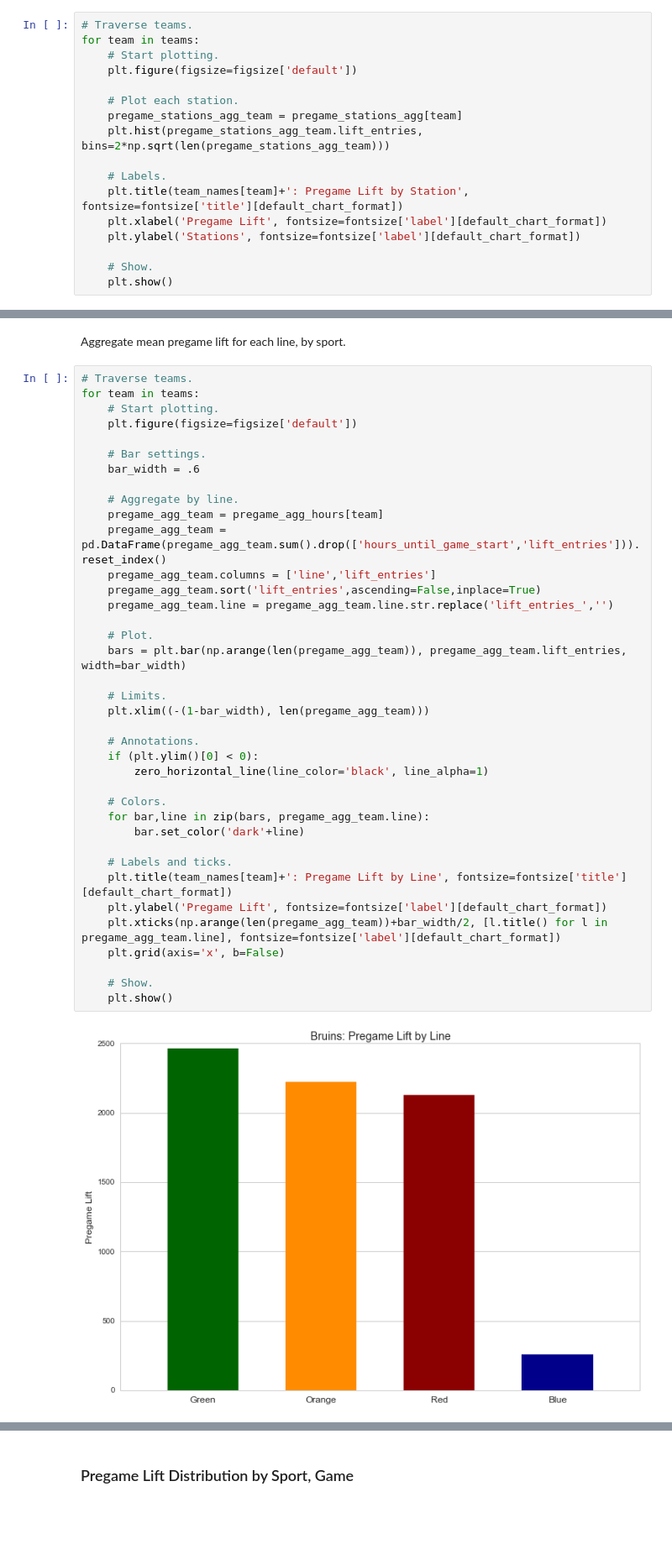
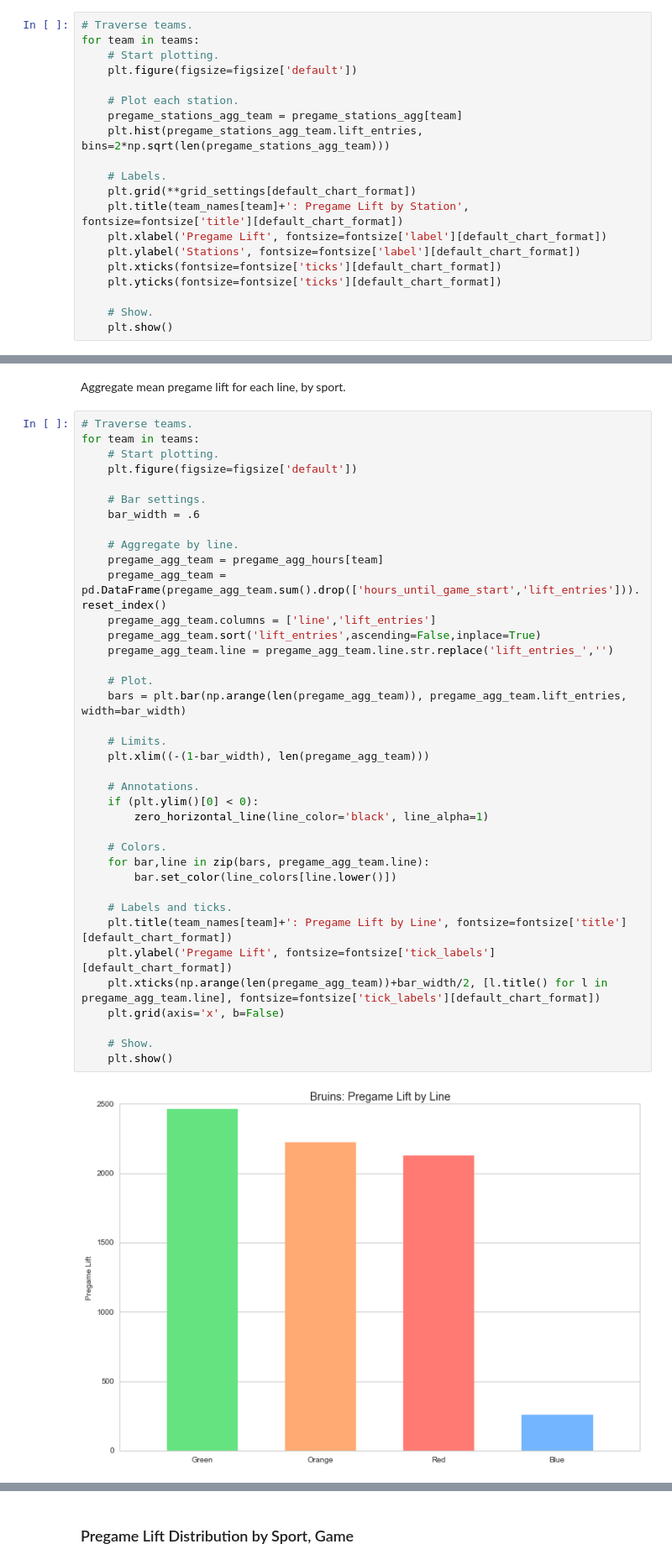
Before and after one commit to azampagl/harvard-capstone, a Jupyter notebook: src/sports/pregame.ipynb, the cells around one changed output, grey strips where cells are left out. Shown at 84% size. Cells and saved outputs as stored; diff of their text form; blank space fills up the shorter version.

Commit message:
Tuned font sizes, added pastel colors

```diff
--- a/src/sports/pregame.ipynb
+++ b/src/sports/pregame.ipynb
@@ -140,9 +148,12 @@ for team in teams:
     plt.hist(pregame_stations_agg_team.lift_entries, bins=2*np.sqrt(len(pregame_stations_agg_team)))
 
     # Labels.
+    plt.grid(**grid_settings[default_chart_format])
     plt.title(team_names[team]+': Pregame Lift by Station', fontsize=fontsize['title'][default_chart_format])
     plt.xlabel('Pregame Lift', fontsize=fontsize['label'][default_chart_format])
     plt.ylabel('Stations', fontsize=fontsize['label'][default_chart_format])
+    plt.xticks(fontsize=fontsize['ticks'][default_chart_format])
+    plt.yticks(fontsize=fontsize['ticks'][default_chart_format])
 
     # Show.
     plt.show()
@@ -163,34 +174,34 @@ for team in teams:
     # Bar settings.
     bar_width = .6
 
     # Aggregate by line.
     pregame_agg_team = pregame_agg_hours[team]
     pregame_agg_team = pd.DataFrame(pregame_agg_team.sum().drop(['hours_until_game_start','lift_entries'])).reset_index()
     pregame_agg_team.columns = ['line','lift_entries']
     pregame_agg_team.sort('lift_entries',ascending=False,inplace=True)
     pregame_agg_team.line = pregame_agg_team.line.str.replace('lift_entries_','')
 
     # Plot.
     bars = plt.bar(np.arange(len(pregame_agg_team)), pregame_agg_team.lift_entries, width=bar_width)
 
     # Limits.
     plt.xlim((-(1-bar_width), len(pregame_agg_team)))
 
     # Annotations.
     if (plt.ylim()[0] < 0):
         zero_horizontal_line(line_color='black', line_alpha=1)
 
     # Colors.
     for bar,line in zip(bars, pregame_agg_team.line):
-        bar.set_color('dark'+line)
+        bar.set_color(line_colors[line.lower()])
 
     # Labels and ticks.
     plt.title(team_names[team]+': Pregame Lift by Line', fontsize=fontsize['title'][default_chart_format])
-    plt.ylabel('Pregame Lift', fontsize=fontsize['label'][default_chart_format])
-    plt.xticks(np.arange(len(pregame_agg_team))+bar_width/2, [l.title() for l in pregame_agg_team.line], fontsize=fontsize['label'][default_chart_format])
+    plt.ylabel('Pregame Lift', fontsize=fontsize['tick_labels'][default_chart_format])
+    plt.xticks(np.arange(len(pregame_agg_team))+bar_width/2, [l.title() for l in pregame_agg_team.line], fontsize=fontsize['tick_labels'][default_chart_format])
     plt.grid(axis='x', b=False)
 
     # Show.
     plt.show()
 # %% [output]
-[figure, old version]
+[figure, new version]
```
Also changed, not shown: parts of 5 cells of this notebook, 2 other files.
